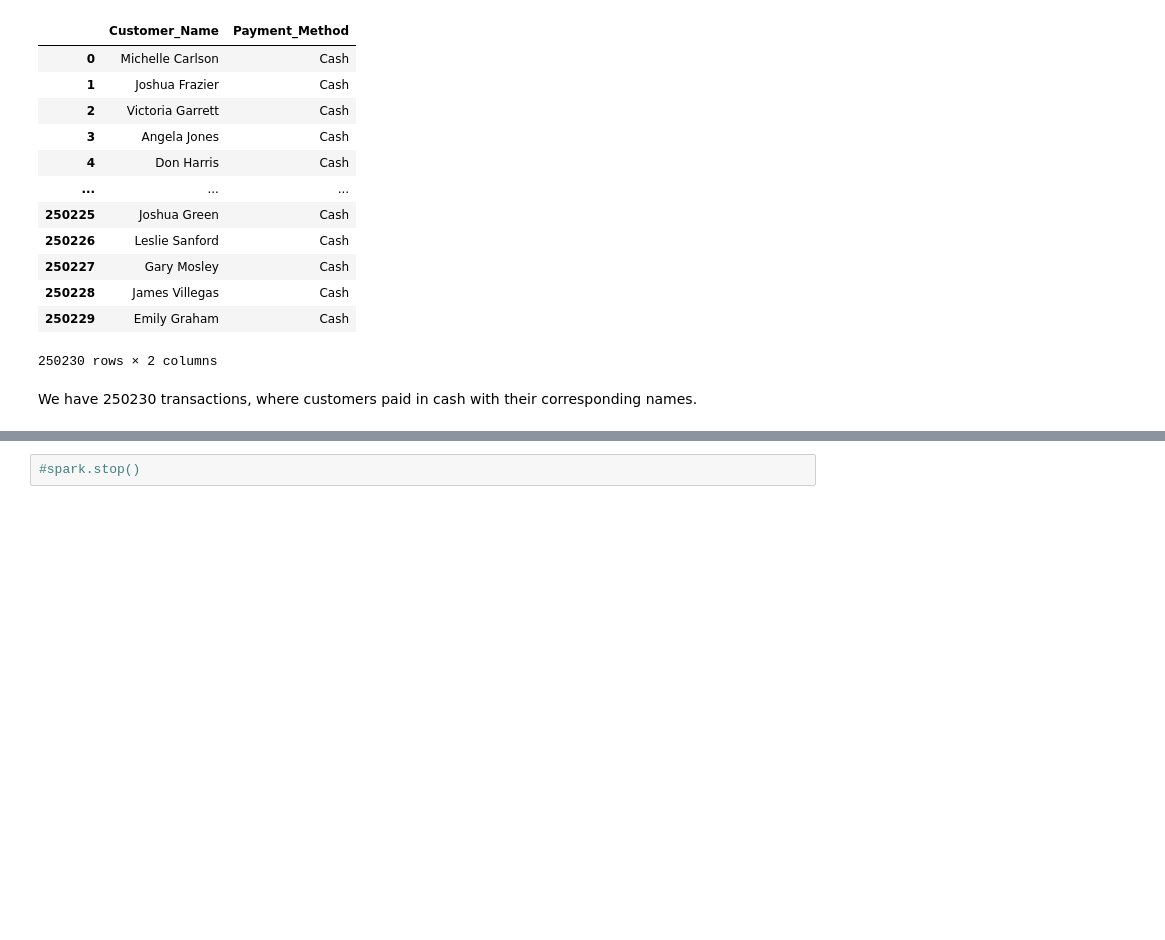
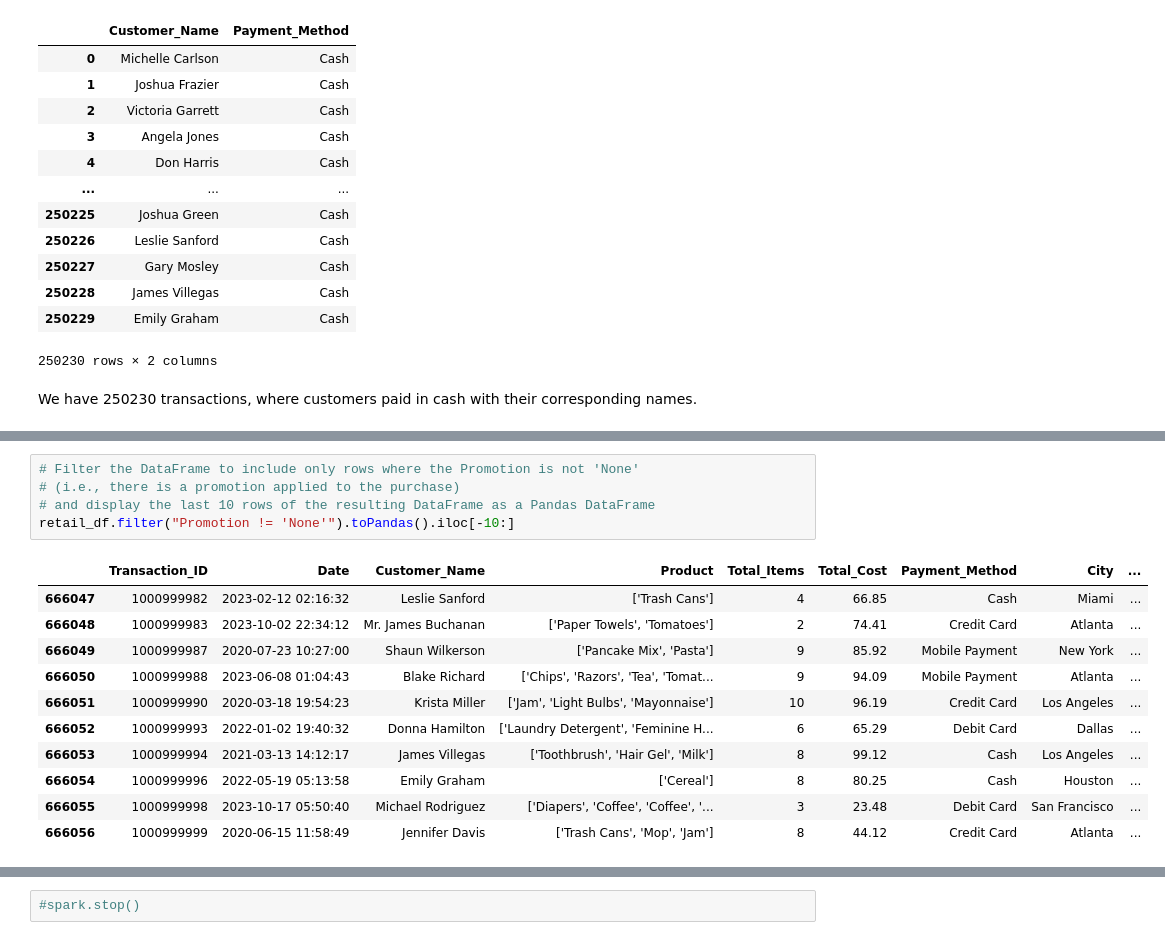
Before and after one commit to tasosrigos-bit/my-spark-project, a Jupyter notebook: spark-assignment/f2822511-Rigos-Anastasios.ipynb, the cells around one changed output, grey strips where cells are left out. Cells and saved outputs as stored; diff of their text form; blank space fills up the shorter version.

```diff
--- a/spark-assignment/f2822511-Rigos-Anastasios.ipynb
+++ b/spark-assignment/f2822511-Rigos-Anastasios.ipynb
@@ -106,0 +224,17 @@ We have 250230 transactions, where customers paid in cash with their correspondi
+# %%
+# Filter the DataFrame to include only rows where the Promotion is not 'None'
+# (i.e., there is a promotion applied to the purchase)
+# and display the last 10 rows of the resulting DataFrame as a Pandas DataFrame
+retail_df.filter("Promotion != 'None'").toPandas().iloc[-10:]
+# %% [output]
+|  | Transaction_ID | Date | Customer_Name | Product | Total_Items | Total_Cost | Payment_Method | City | ... |
+| 666047 | 1000999982 | 2023-02-12 02:16:32 | Leslie Sanford | ['Trash Cans'] | 4 | 66.85 | Cash | Miami | ... |
+| 666048 | 1000999983 | 2023-10-02 22:34:12 | Mr. James Buchanan | ['Paper Towels', 'Tomatoes'] | 2 | 74.41 | Credit Card | Atlanta | ... |
+| 666049 | 1000999987 | 2020-07-23 10:27:00 | Shaun Wilkerson | ['Pancake Mix', 'Pasta'] | 9 | 85.92 | Mobile Payment | New York | ... |
+| 666050 | 1000999988 | 2023-06-08 01:04:43 | Blake Richard | ['Chips', 'Razors', 'Tea', 'Tomat... | 9 | 94.09 | Mobile Payment | Atlanta | ... |
+| 666051 | 1000999990 | 2020-03-18 19:54:23 | Krista Miller | ['Jam', 'Light Bulbs', 'Mayonnaise'] | 10 | 96.19 | Credit Card | Los Angeles | ... |
+| 666052 | 1000999993 | 2022-01-02 19:40:32 | Donna Hamilton | ['Laundry Detergent', 'Feminine H... | 6 | 65.29 | Debit Card | Dallas | ... |
+| 666053 | 1000999994 | 2021-03-13 14:12:17 | James Villegas | ['Toothbrush', 'Hair Gel', 'Milk'] | 8 | 99.12 | Cash | Los Angeles | ... |
+| 666054 | 1000999996 | 2022-05-19 05:13:58 | Emily Graham | ['Cereal'] | 8 | 80.25 | Cash | Houston | ... |
+| 666055 | 1000999998 | 2023-10-17 05:50:40 | Michael Rodriguez | ['Diapers', 'Coffee', 'Coffee', '... | 3 | 23.48 | Debit Card | San Francisco | ... |
+| 666056 | 1000999999 | 2020-06-15 11:58:49 | Jennifer Davis | ['Trash Cans', 'Mop', 'Jam'] | 8 | 44.12 | Credit Card | Atlanta | ... |
```
Also changed, not shown: parts of 17 cells of this notebook.
